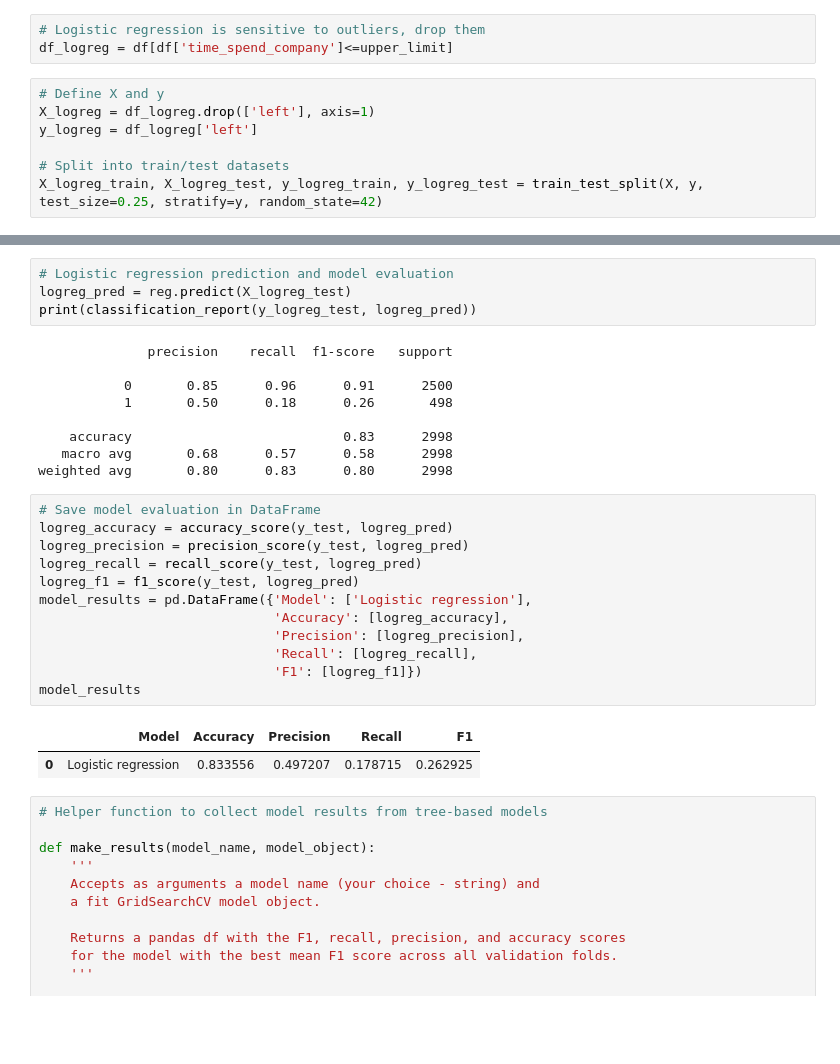
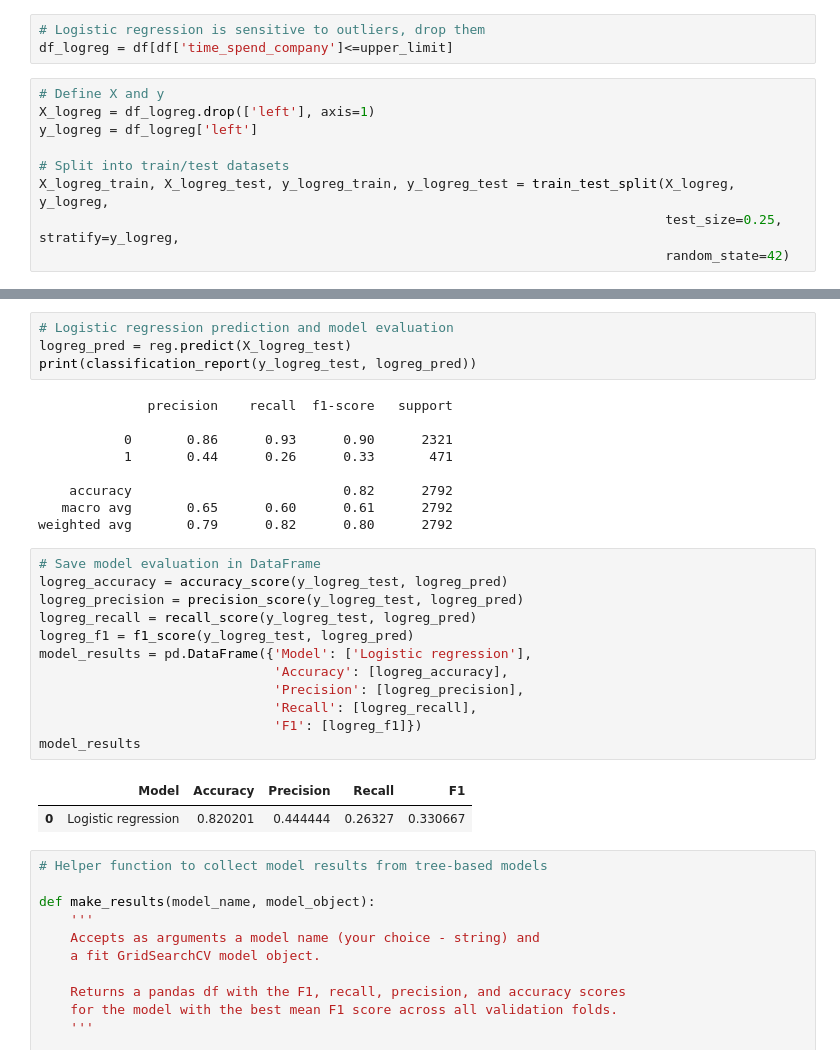
Before and after one commit to xiaoyuzhu76/salifort-motors-project, a Jupyter notebook: Salifort Motors project lab.ipynb, the cells around one changed output, grey strips where cells are left out. Drawn from its saved outputs; the diff is of its cells as text; blank space fills up the shorter version.

```diff
--- a/Salifort Motors project lab.ipynb
+++ b/Salifort Motors project lab.ipynb
@@ -479,7 +416,9 @@ X_logreg = df_logreg.drop(['left'], axis=1)
 y_logreg = df_logreg['left']
 
 # Split into train/test datasets
-X_logreg_train, X_logreg_test, y_logreg_train, y_logreg_test = train_test_split(X, y, test_size=0.25, stratify=y, random_state=42)
+X_logreg_train, X_logreg_test, y_logreg_train, y_logreg_test = train_test_split(X_logreg, y_logreg,
+                                                                                test_size=0.25, stratify=y_logreg,
+                                                                                random_state=42)
 # %%
 %%time
 # Logistic regression
@@ -494,27 +433,27 @@ print(classification_report(y_logreg_test, logreg_pred))
 # %% [output]
               precision    recall  f1-score   support
 
-           0       0.85      0.96      0.91      2500
-           1       0.50      0.18      0.26       498
+           0       0.86      0.93      0.90      2321
+           1       0.44      0.26      0.33       471
 
-    accuracy                           0.83      2998
-   macro avg       0.68      0.57      0.58      2998
-weighted avg       0.80      0.83      0.80      2998
+    accuracy                           0.82      2792
+   macro avg       0.65      0.60      0.61      2792
+weighted avg       0.79      0.82      0.80      2792
 # %%
 # Save model evaluation in DataFrame
-logreg_accuracy = accuracy_score(y_test, logreg_pred)
-logreg_precision = precision_score(y_test, logreg_pred)
-logreg_recall = recall_score(y_test, logreg_pred)
-logreg_f1 = f1_score(y_test, logreg_pred)
+logreg_accuracy = accuracy_score(y_logreg_test, logreg_pred)
+logreg_precision = precision_score(y_logreg_test, logreg_pred)
+logreg_recall = recall_score(y_logreg_test, logreg_pred)
+logreg_f1 = f1_score(y_logreg_test, logreg_pred)
 model_results = pd.DataFrame({'Model': ['Logistic regression'],
                               'Accuracy': [logreg_accuracy],
                               'Precision': [logreg_precision],
                               'Recall': [logreg_recall],
                               'F1': [logreg_f1]})
 model_results
 # %% [output]
 |  | Model | Accuracy | Precision | Recall | F1 |
-| 0 | Logistic regression | 0.833556 | 0.497207 | 0.178715 | 0.262925 |
+| 0 | Logistic regression | 0.820201 | 0.444444 | 0.26327 | 0.330667 |
 # %%
 # Helper function to collect model results from tree-based models
 
```
Also changed, not shown: parts of 18 cells of this notebook.
